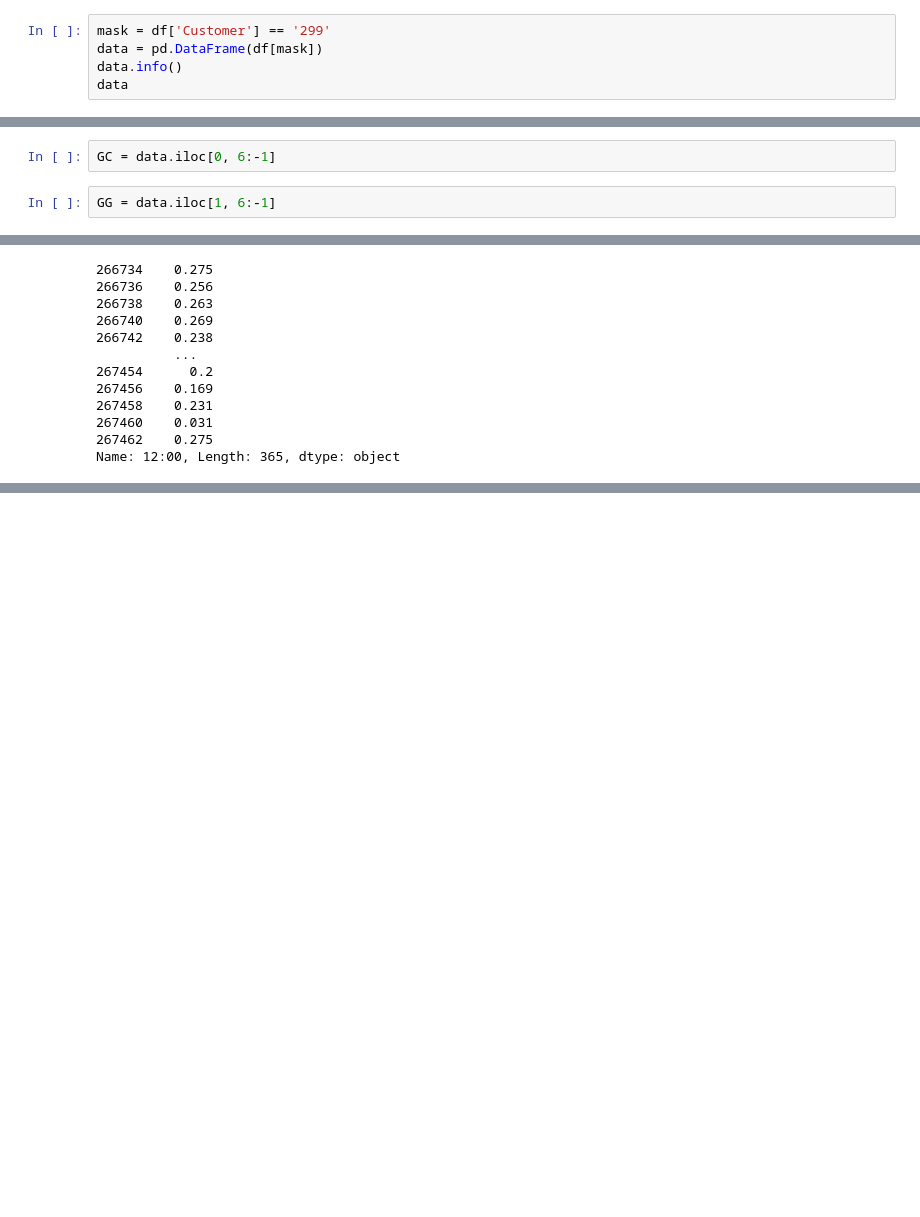
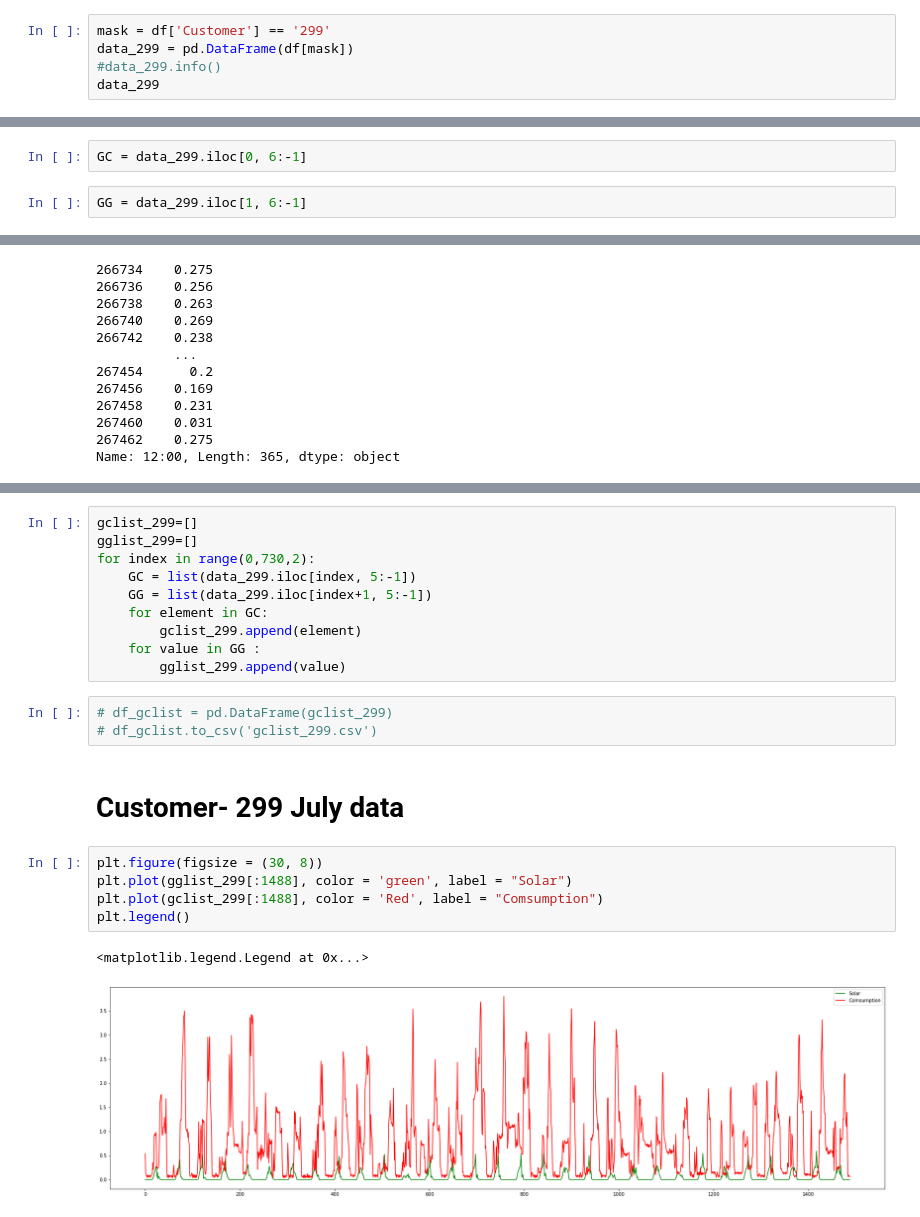
Before and after one commit to orolfat99/IFN712, a Jupyter notebook: Solar privacy.ipynb, the cells around one changed output, grey strips where cells are left out. Saved outputs shown, nothing was run; the diff lists cells and outputs as text; blank space fills up the shorter version.

```diff
--- a/Solar privacy.ipynb
+++ b/Solar privacy.ipynb
@@ -158,6 +100,6 @@ array(['1', '2', '3', '4', '5', '6', '7', '8', '9', '10', '11', '12',
 # %%
 mask = df['Customer'] == '299'
-data = pd.DataFrame(df[mask])
-data.info()
-data
+data_299 = pd.DataFrame(df[mask])
+#data_299.info()
+data_299
 # %% [output]
@@ -212,9 +137,9 @@ plt.plot(data['0:30'], color = 'green', label = "Produce")
 [<matplotlib.lines.Line2D at 0x...>]
 [figure]
 # %%
-GC = data.iloc[0, 6:-1]
+GC = data_299.iloc[0, 6:-1]
 # %%
-GG = data.iloc[1, 6:-1]
+GG = data_299.iloc[1, 6:-1]
 # %%
 plt.figure(figsize = (30, 8))
 plt.plot(GG, color = 'green', label = "Produce")
@@ -277,0 +227,23 @@ plt.plot([0 for i in range(len(data_GC))], color = 'red')
+# %%
+gclist_299=[]
+gglist_299=[]
+for index in range(0,730,2):
+    GC = list(data_299.iloc[index, 5:-1])
+    GG = list(data_299.iloc[index+1, 5:-1])
+    for element in GC:
+        gclist_299.append(element)
+    for value in GG :
+        gglist_299.append(value)
+# %%
+# df_gclist = pd.DataFrame(gclist_299)
+# df_gclist.to_csv('gclist_299.csv')
+# %% [markdown]
+# Customer- 299 July data
+# %%
+plt.figure(figsize = (30, 8))
+plt.plot(gglist_299[:1488], color = 'green', label = "Solar")
+plt.plot(gclist_299[:1488], color = 'Red', label = "Comsumption")
+plt.legend()
+# %% [output]
+<matplotlib.legend.Legend at 0x...>
+[figure, added]
```
Also changed, not shown: parts of 70 cells of this notebook.
